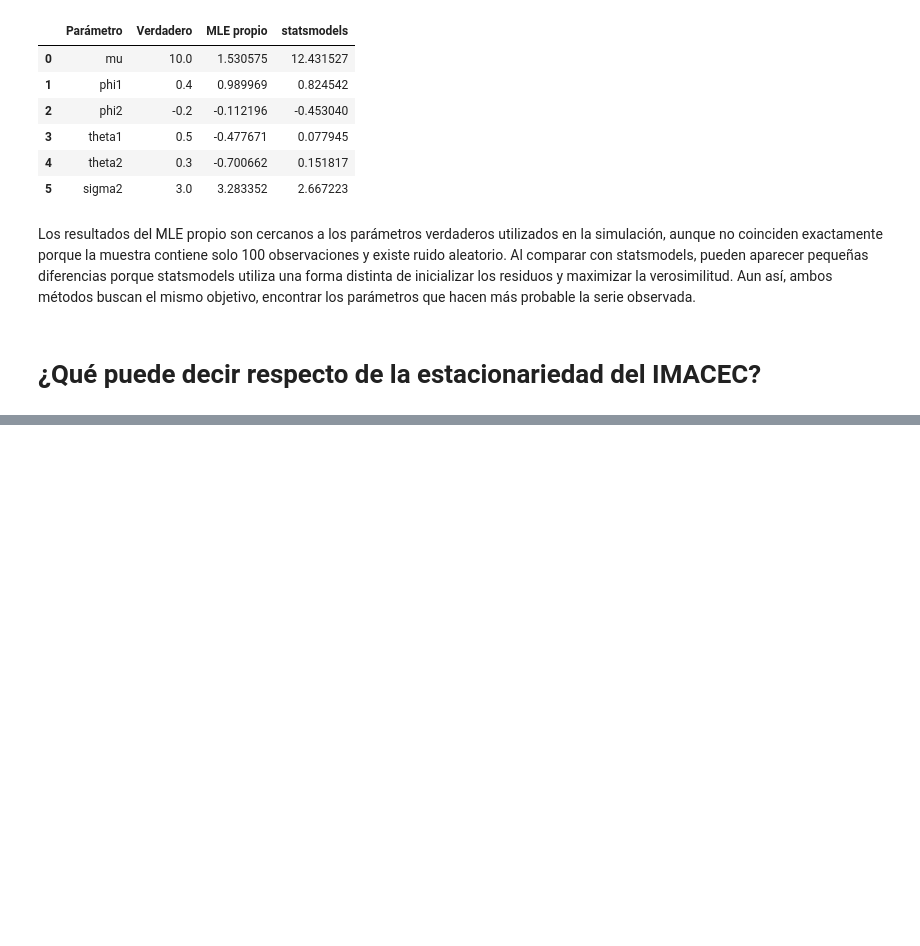
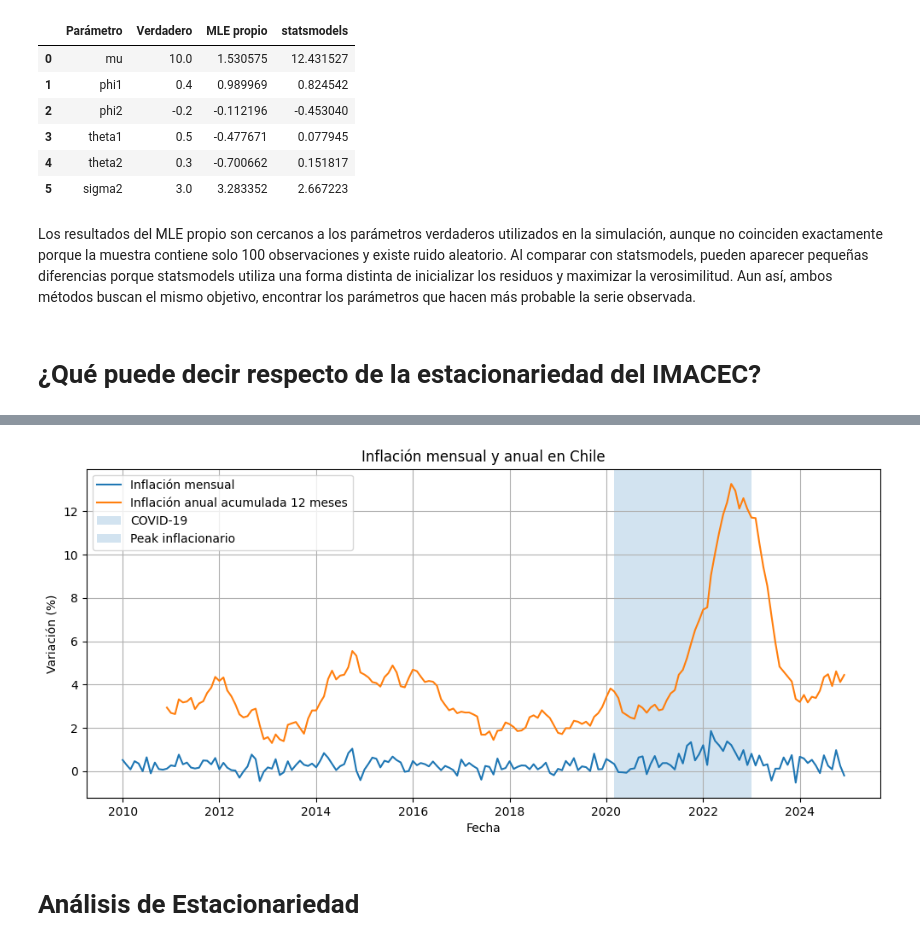
Before and after one commit to Antoniacifuentes/ds_finance_cifuentes, a Jupyter notebook: notebooks/hw4.ipynb, the cells around one changed output, grey strips where cells are left out. Cells and saved outputs as stored; diff of their text form; code cells hidden in the pictures; blank space fills up the shorter version.

```diff
--- a/notebooks/hw4.ipynb
+++ b/notebooks/hw4.ipynb
@@ -422,0 +417,19 @@ import bcchapi
+# %%
+codigos = [
+    "G073.IPC.VAR.2023.M",
+    "F022.TPM.TIN.D001.NO.Z.D",
+    "F032.IMC.IND.Z.Z.EP18.N03.Z.0.M"
+]
+
+datos = siete.cuadro(
+    series=codigos,
+    nombres=["IPC_mensual", "TPM", "IMACEC_no_minero"],
+    desde="2010-01-01",
+    hasta="2024-12-31"
+)
+
+datos.index = pd.to_datetime(datos.index)
+
+datos = datos.apply(pd.to_numeric, errors="coerce")
+
+datos.head()
@@ -422,0 +443,4 @@ import bcchapi
+# %%
+datos_mensual = datos.resample("MS").mean()
+
+datos_mensual.head()
@@ -422,0 +465,4 @@ import bcchapi
+# %%
+datos_mensual["IPC_anual"] = datos_mensual["IPC_mensual"].rolling(12).sum()
+
+datos_mensual.head(15)
@@ -422,0 +486,19 @@ import bcchapi
+# %%
+plt.figure(figsize=(12,5))
+
+plt.plot(datos_mensual.index, datos_mensual["IPC_mensual"], label="Inflación mensual")
+plt.plot(datos_mensual.index, datos_mensual["IPC_anual"], label="Inflación anual acumulada 12 meses")
+
+plt.axvspan("2020-03-01", "2020-12-31", alpha=0.2, label="COVID-19")
+plt.axvspan("2021-01-01", "2022-12-31", alpha=0.2, label="Peak inflacionario")
+
+plt.title("Inflación mensual y anual en Chile")
+plt.xlabel("Fecha")
+plt.ylabel("Variación (%)")
+plt.legend()
+plt.grid(True)
+plt.show()
+# %% [output]
+[figure, added]
+# %% [markdown]
+# Análisis de Estacionariedad
```
Also changed, not shown: parts of 50 cells of this notebook.
